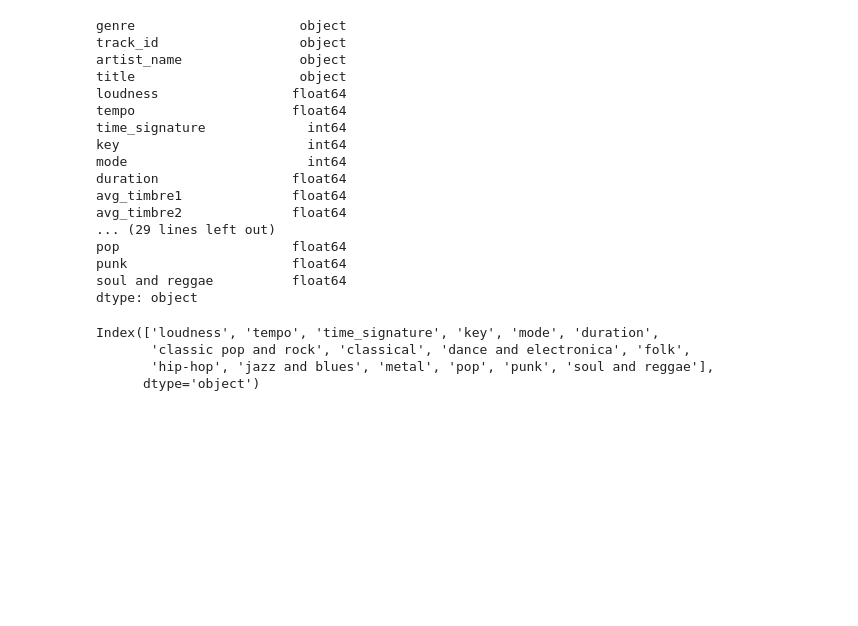
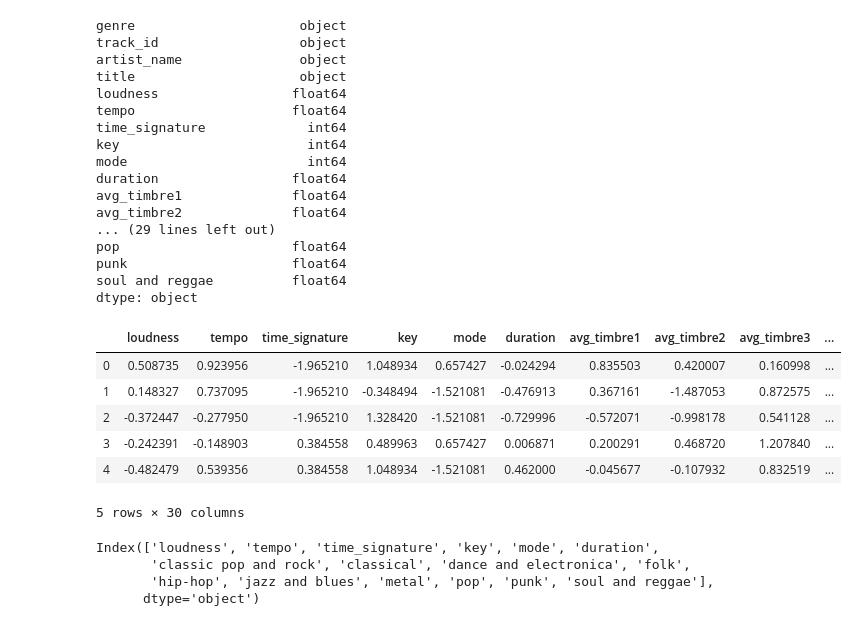
Before and after one commit to hmdev649/dsc-mod-3-project-seattle-ds-012720, a Jupyter notebook: notebooks/exploratory/sam_exploratory_1.ipynb, the cells around one changed output. Saved outputs shown, nothing was run; the diff lists cells and outputs as text; code cells hidden in the pictures; blank space fills up the shorter version.

```diff
--- a/notebooks/exploratory/sam_exploratory_1.ipynb
+++ b/notebooks/exploratory/sam_exploratory_1.ipynb
@@ -89,4 +91,18 @@ X = df.drop((['genre', 'track_id', 'title', 'artist_name']+genre_columns), axis=
 y = df['genre']
+# %%
+X_columns = X.columns
+ss = StandardScaler()
+X = pd.DataFrame(ss.fit_transform(X))
+X.columns = X_columns
+X.head()
+# %% [output]
+|  | loudness | tempo | time_signature | key | mode | duration | avg_timbre1 | avg_timbre2 | avg_timbre3 | ... |
+| 0 | 0.508735 | 0.923956 | -1.965210 | 1.048934 | 0.657427 | -0.024294 | 0.835503 | 0.420007 | 0.160998 | ... |
+| 1 | 0.148327 | 0.737095 | -1.965210 | -0.348494 | -1.521081 | -0.476913 | 0.367161 | -1.487053 | 0.872575 | ... |
+| 2 | -0.372447 | -0.277950 | -1.965210 | 1.328420 | -1.521081 | -0.729996 | -0.572071 | -0.998178 | 0.541128 | ... |
+| 3 | -0.242391 | -0.148903 | 0.384558 | 0.489963 | 0.657427 | 0.006871 | 0.200291 | 0.468720 | 1.207840 | ... |
+| 4 | -0.482479 | 0.539356 | 0.384558 | 1.048934 | -1.521081 | 0.462000 | -0.045677 | -0.107932 | 0.832519 | ... |
+5 rows × 30 columns
 # %%
 X_timbres = X.drop(['loudness', 'tempo', 'time_signature', 'key', 'mode', 'duration'], axis=1)
 X_no_timbres = X.drop(X_timbres.columns, axis=1)
```
Also changed, not shown: parts of 28 cells of this notebook.
